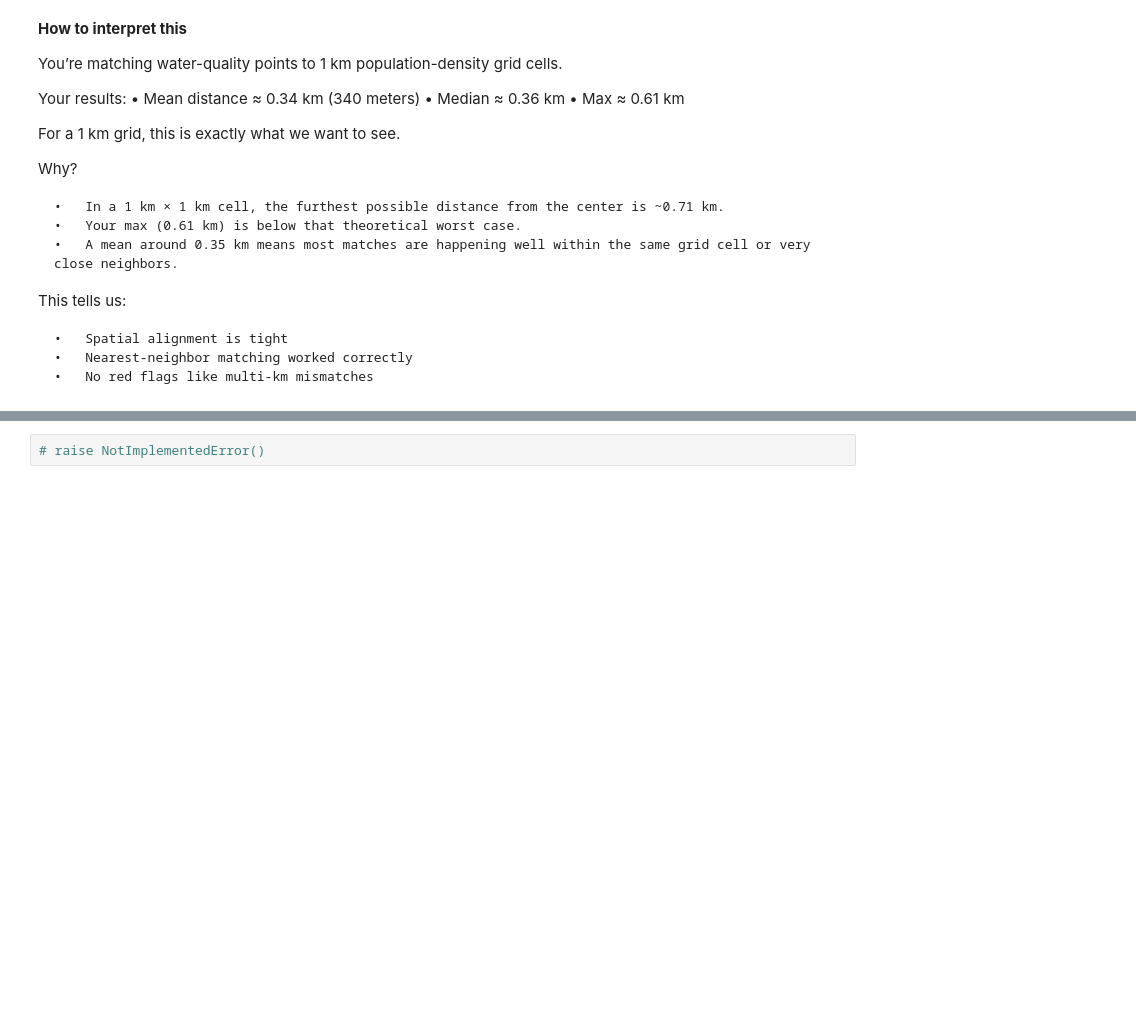
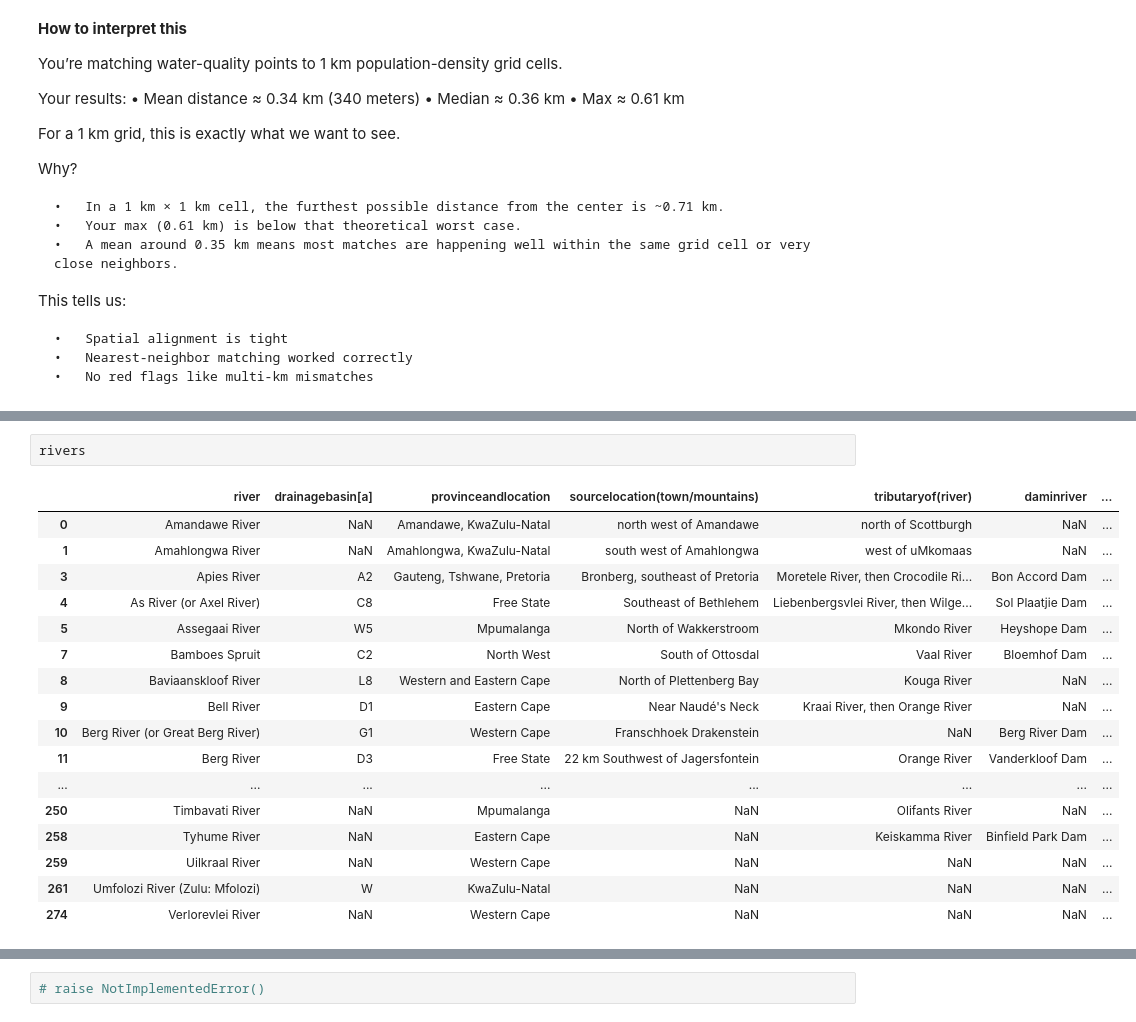
Before and after one commit to kylerod22/siads593-water-sustainability, a Jupyter notebook: SustainableWaterQualityNotebook.ipynb, the cells around one changed output, grey strips where cells are left out. Drawn from its saved outputs; the diff is of its cells as text; blank space fills up the shorter version.

```diff
--- a/SustainableWaterQualityNotebook.ipynb
+++ b/SustainableWaterQualityNotebook.ipynb
@@ -501,2 +407,22 @@ memory usage: 4.3+ KB
+# %%
+rivers
+# %% [output]
+|  | river | drainagebasin[a] | provinceandlocation | sourcelocation(town/mountains) | tributaryof(river) | daminriver | ... |
+| 0 | Amandawe River | NaN | Amandawe, KwaZulu-Natal | north west of Amandawe | north of Scottburgh | NaN | ... |
+| 1 | Amahlongwa River | NaN | Amahlongwa, KwaZulu-Natal | south west of Amahlongwa | west of uMkomaas | NaN | ... |
+| 3 | Apies River | A2 | Gauteng, Tshwane, Pretoria | Bronberg, southeast of Pretoria | Moretele River, then Crocodile Ri... | Bon Accord Dam | ... |
+| 4 | As River (or Axel River) | C8 | Free State | Southeast of Bethlehem | Liebenbergsvlei River, then Wilge... | Sol Plaatjie Dam | ... |
+| 5 | Assegaai River | W5 | Mpumalanga | North of Wakkerstroom | Mkondo River | Heyshope Dam | ... |
+| 7 | Bamboes Spruit | C2 | North West | South of Ottosdal | Vaal River | Bloemhof Dam | ... |
+| 8 | Baviaanskloof River | L8 | Western and Eastern Cape | North of Plettenberg Bay | Kouga River | NaN | ... |
+| 9 | Bell River | D1 | Eastern Cape | Near Naudé's Neck | Kraai River, then Orange River | NaN | ... |
+| 10 | Berg River (or Great Berg River) | G1 | Western Cape | Franschhoek Drakenstein | NaN | Berg River Dam | ... |
+| 11 | Berg River | D3 | Free State | 22 km Southwest of Jagersfontein | Orange River | Vanderkloof Dam | ... |
+| ... | ... | ... | ... | ... | ... | ... | ... |
+| 250 | Timbavati River | NaN | Mpumalanga | NaN | Olifants River | NaN | ... |
+| 258 | Tyhume River | NaN | Eastern Cape | NaN | Keiskamma River | Binfield Park Dam | ... |
+| 259 | Uilkraal River | NaN | Western Cape | NaN | NaN | NaN | ... |
+| 261 | Umfolozi River (Zulu: Mfolozi) | W | KwaZulu-Natal | NaN | NaN | NaN | ... |
+| 274 | Verlorevlei River | NaN | Western Cape | NaN | NaN | NaN | ... |
 # %% [markdown]
 ## Lastly Join River Names and Junction Coordinates
```
Also changed, not shown: parts of 19 cells of this notebook.
